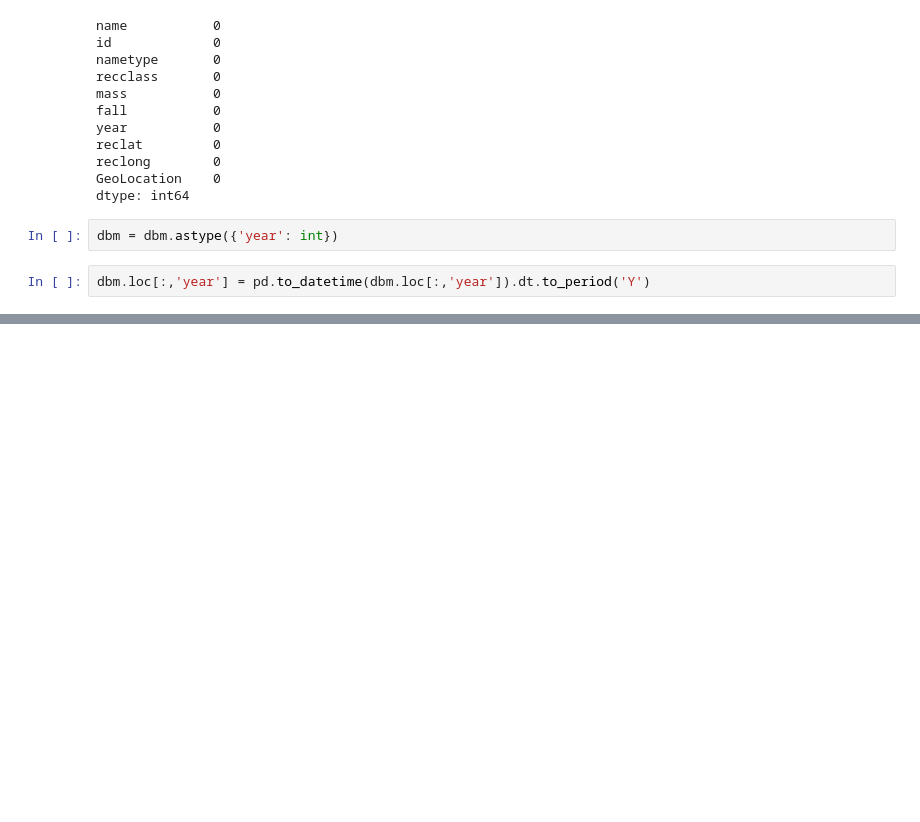
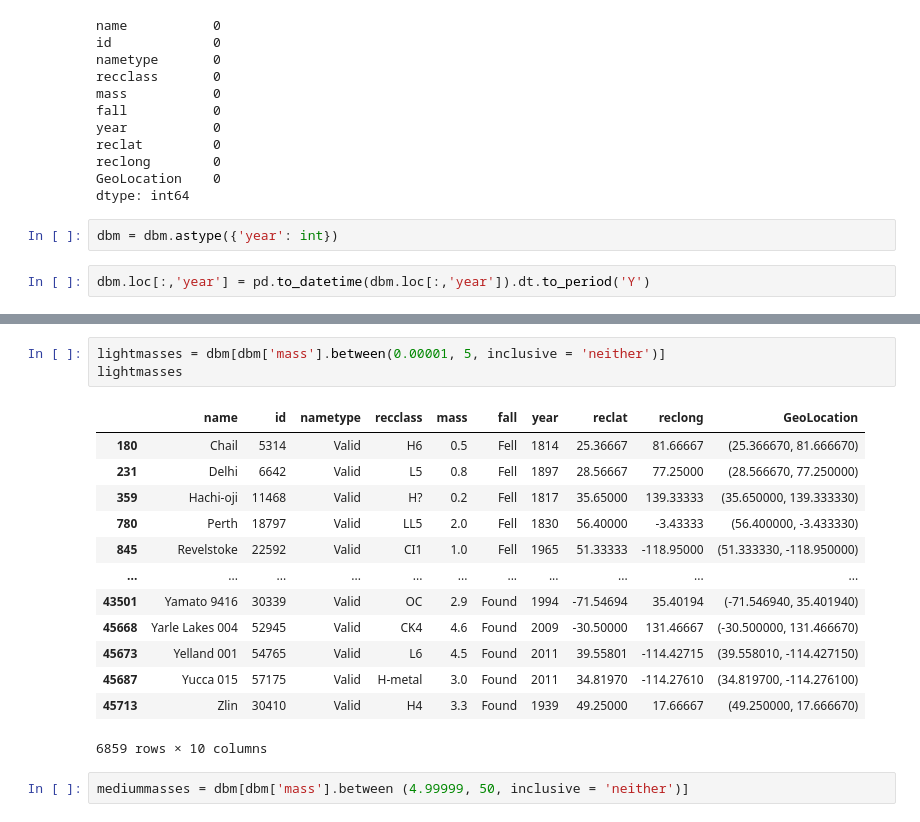
Before and after one commit to skandarblue/altairpresentation, a Jupyter notebook: Untitled.ipynb, the cells around one changed output, grey strips where cells are left out. Cells and saved outputs as stored; diff of their text form; blank space fills up the shorter version.

```diff
--- a/Untitled.ipynb
+++ b/Untitled.ipynb
@@ -249,0 +273,19 @@ Length: 1, dtype: period[A-DEC]
+# %%
+lightmasses = dbm[dbm['mass'].between(0.00001, 5, inclusive = 'neither')]
+lightmasses
+# %% [output]
+|  | name | id | nametype | recclass | mass | fall | year | reclat | reclong | GeoLocation |
+| 180 | Chail | 5314 | Valid | H6 | 0.5 | Fell | 1814 | 25.36667 | 81.66667 | (25.366670, 81.666670) |
+| 231 | Delhi | 6642 | Valid | L5 | 0.8 | Fell | 1897 | 28.56667 | 77.25000 | (28.566670, 77.250000) |
+| 359 | Hachi-oji | 11468 | Valid | H? | 0.2 | Fell | 1817 | 35.65000 | 139.33333 | (35.650000, 139.333330) |
+| 780 | Perth | 18797 | Valid | LL5 | 2.0 | Fell | 1830 | 56.40000 | -3.43333 | (56.400000, -3.433330) |
+| 845 | Revelstoke | 22592 | Valid | CI1 | 1.0 | Fell | 1965 | 51.33333 | -118.95000 | (51.333330, -118.950000) |
+| ... | ... | ... | ... | ... | ... | ... | ... | ... | ... | ... |
+| 43501 | Yamato 9416 | 30339 | Valid | OC | 2.9 | Found | 1994 | -71.54694 | 35.40194 | (-71.546940, 35.401940) |
+| 45668 | Yarle Lakes 004 | 52945 | Valid | CK4 | 4.6 | Found | 2009 | -30.50000 | 131.46667 | (-30.500000, 131.466670) |
+| 45673 | Yelland 001 | 54765 | Valid | L6 | 4.5 | Found | 2011 | 39.55801 | -114.42715 | (39.558010, -114.427150) |
+| 45687 | Yucca 015 | 57175 | Valid | H-metal | 3.0 | Found | 2011 | 34.81970 | -114.27610 | (34.819700, -114.276100) |
+| 45713 | Zlin | 30410 | Valid | H4 | 3.3 | Found | 1939 | 49.25000 | 17.66667 | (49.250000, 17.666670) |
+6859 rows × 10 columns
+# %%
+mediummasses = dbm[dbm['mass'].between (4.99999, 50, inclusive = 'neither')]
```
Also changed, not shown: parts of 19 cells of this notebook.
